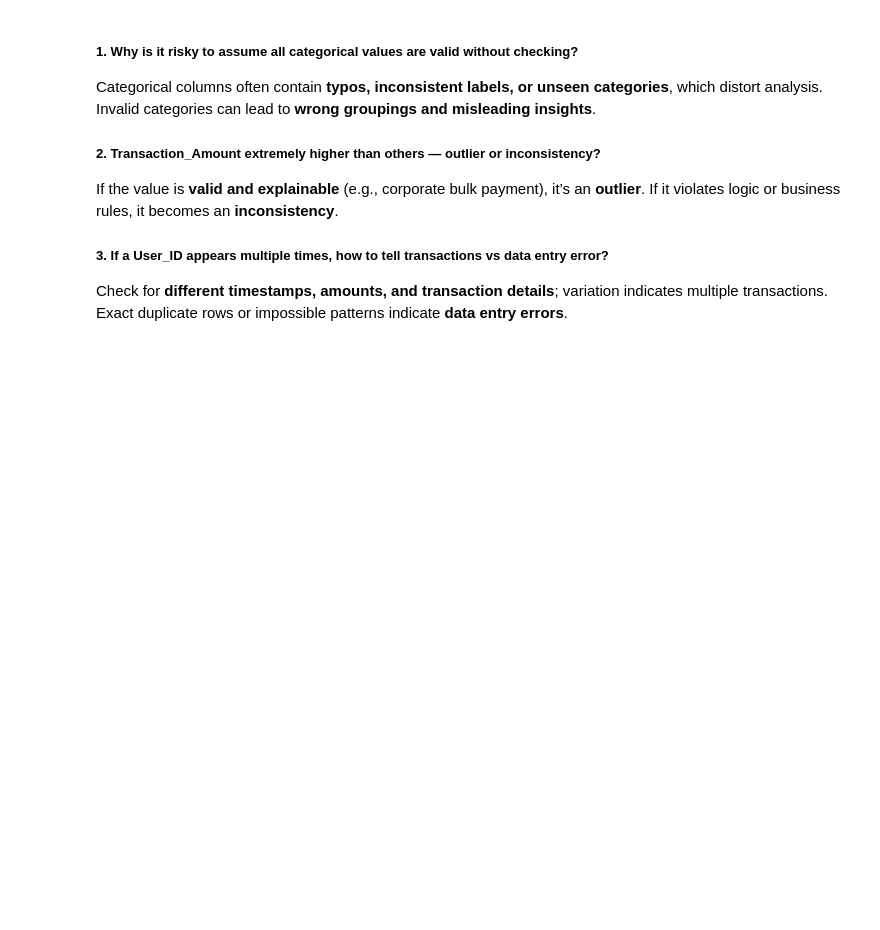
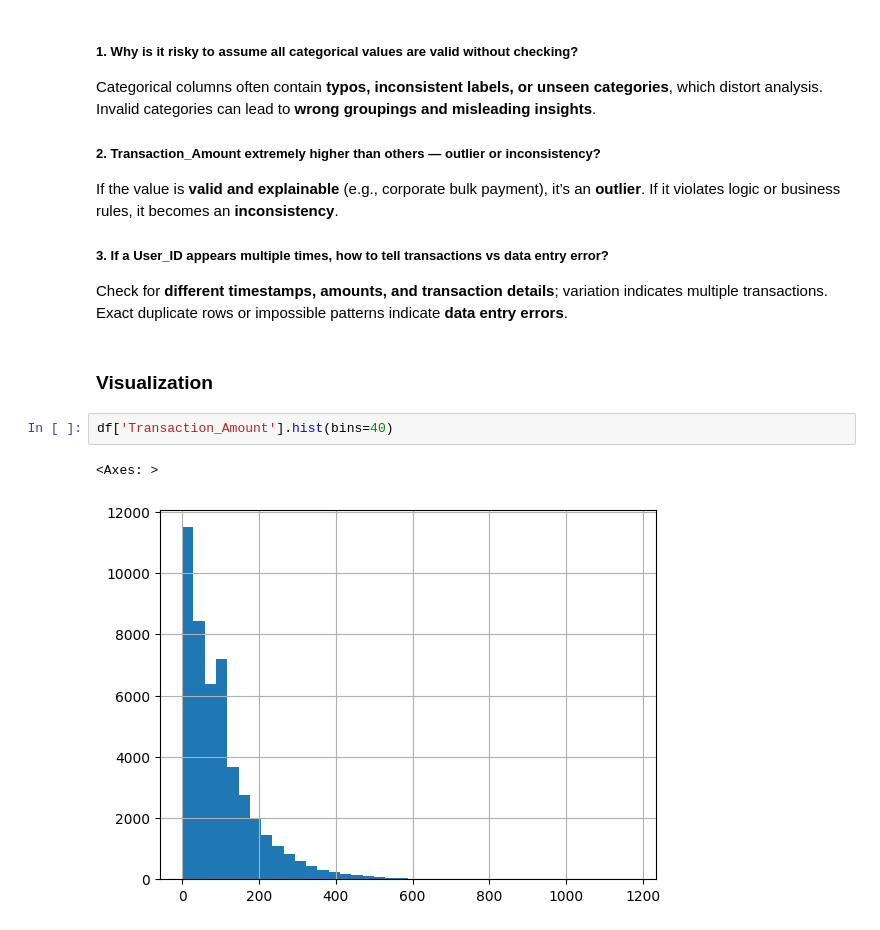
Before and after one commit to AbdulWahid026/SafeBank_EDA, a Jupyter notebook: FraudDetection_EDA.ipynb, the cells around one changed output. Drawn from its saved outputs; the diff is of its cells as text; blank space fills up the shorter version.

Commit message:
Eda: Visualization

```diff
--- a/FraudDetection_EDA.ipynb
+++ b/FraudDetection_EDA.ipynb
@@ -409,3 +409,10 @@ If it violates logic or business rules, it becomes an **inconsistency**.
 
 Check for **different timestamps, amounts, and transaction details**; variation indicates multiple transactions.
 Exact duplicate rows or impossible patterns indicate **data entry errors**.
+# %% [markdown]
+### Visualization
+# %%
+df['Transaction_Amount'].hist(bins=40)
+# %% [output]
+<Axes: >
+[figure, added]
```
Also changed, not shown: parts of 5 cells of this notebook.
